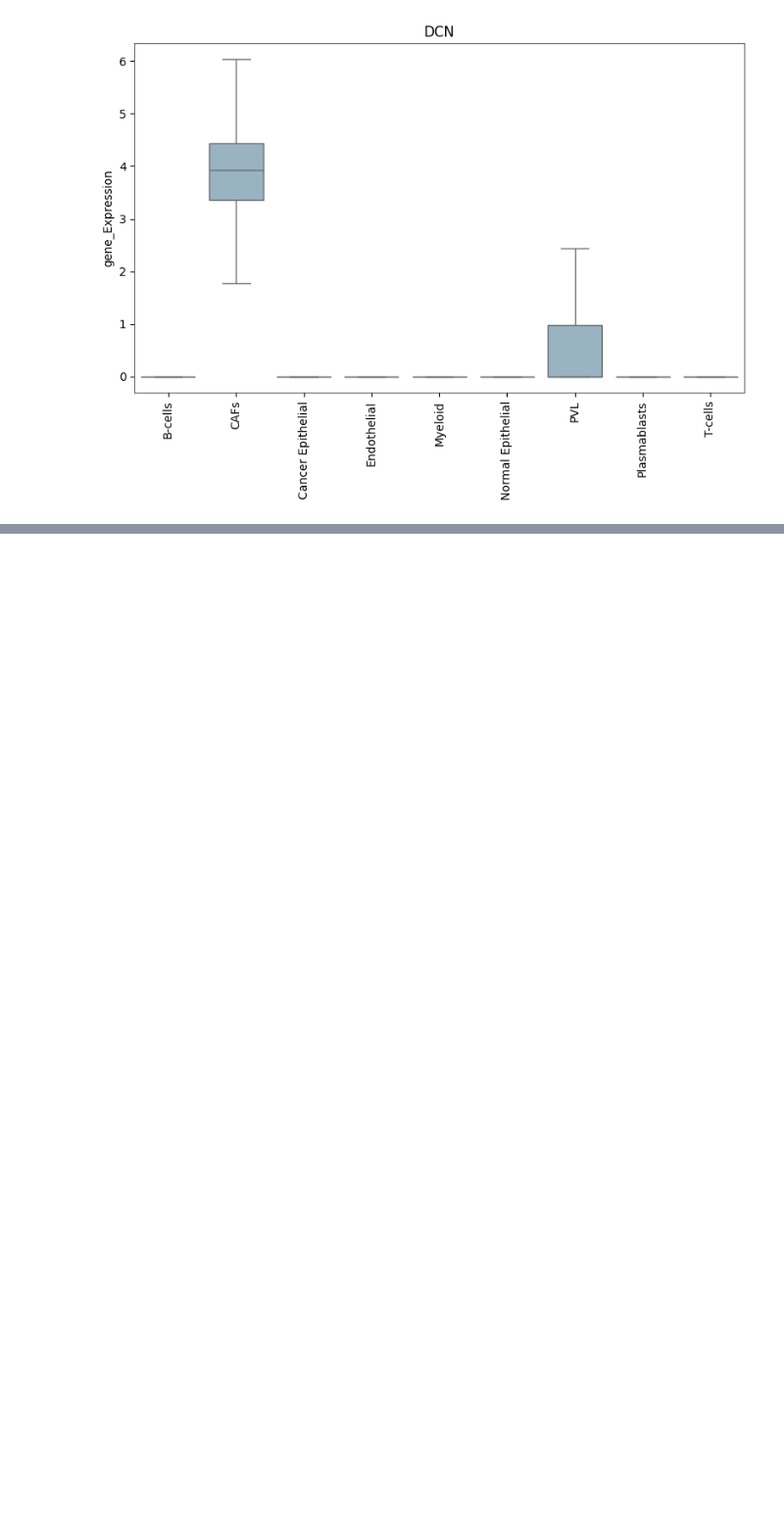
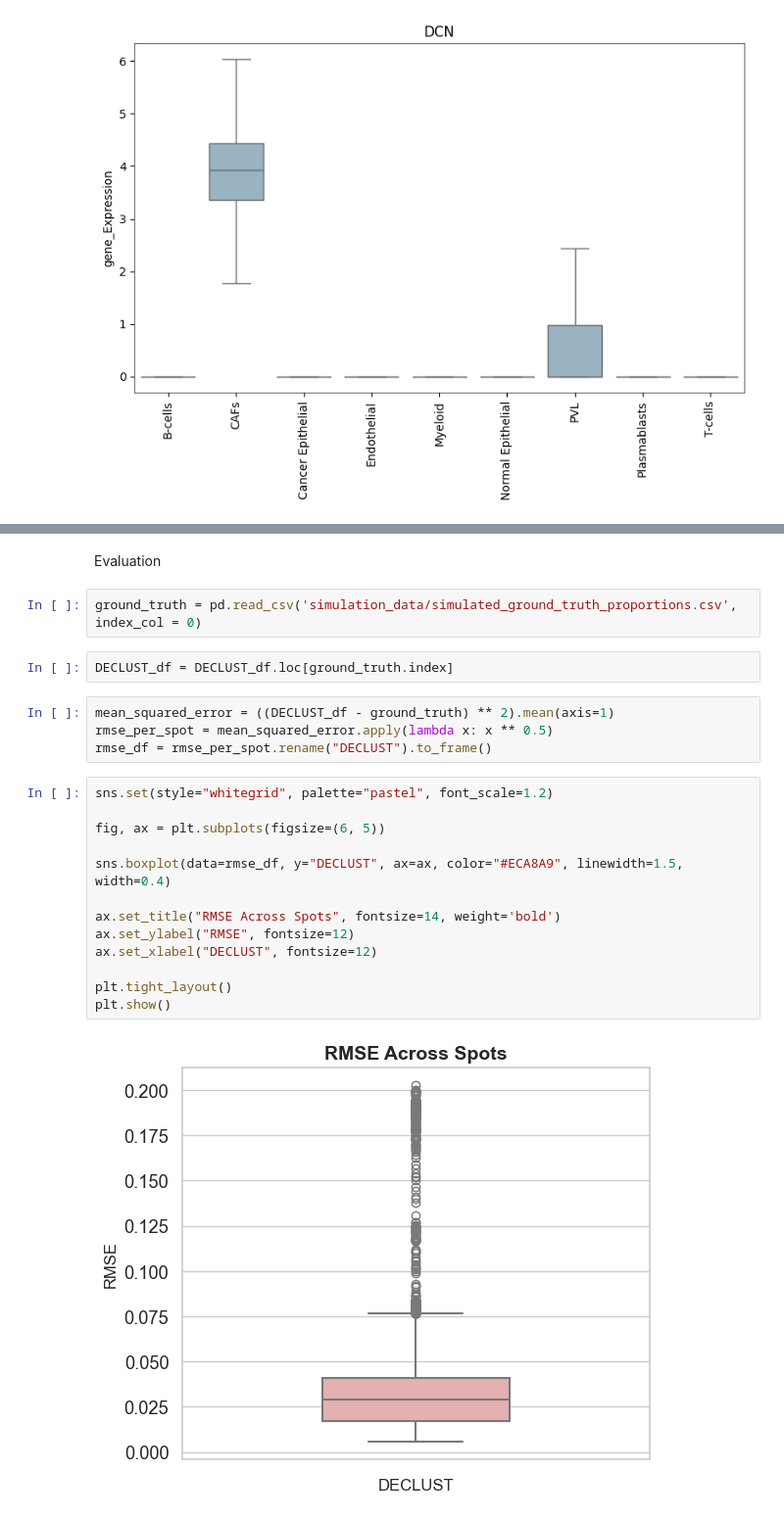
Before and after one commit to Qingyueee/DECLUST, a Jupyter notebook: tutorial.ipynb, the cells around one changed output, grey strips where cells are left out. Shown at 98% size. Drawn from its saved outputs; the diff is of its cells as text; blank space fills up the shorter version.

```diff
--- a/tutorial.ipynb
+++ b/tutorial.ipynb
@@ -177,0 +155,25 @@ dc.visualize.declust_results_visualize(
+# %% [markdown]
+Evaluation
+# %%
+ground_truth = pd.read_csv('simulation_data/simulated_ground_truth_proportions.csv', index_col = 0)
+# %%
+DECLUST_df = DECLUST_df.loc[ground_truth.index]
+# %%
+mean_squared_error = ((DECLUST_df - ground_truth) ** 2).mean(axis=1)
+rmse_per_spot = mean_squared_error.apply(lambda x: x ** 0.5)
+rmse_df = rmse_per_spot.rename("DECLUST").to_frame()
+# %%
+sns.set(style="whitegrid", palette="pastel", font_scale=1.2)
+
+fig, ax = plt.subplots(figsize=(6, 5))
+
+sns.boxplot(data=rmse_df, y="DECLUST", ax=ax, color="#ECA8A9", linewidth=1.5, width=0.4)
+
+ax.set_title("RMSE Across Spots", fontsize=14, weight='bold')
+ax.set_ylabel("RMSE", fontsize=12)
+ax.set_xlabel("DECLUST", fontsize=12)
+
+plt.tight_layout()
+plt.show()
+# %% [output]
+[figure, added]
```
Also changed, not shown: parts of 15 cells of this notebook, 1 other file.
